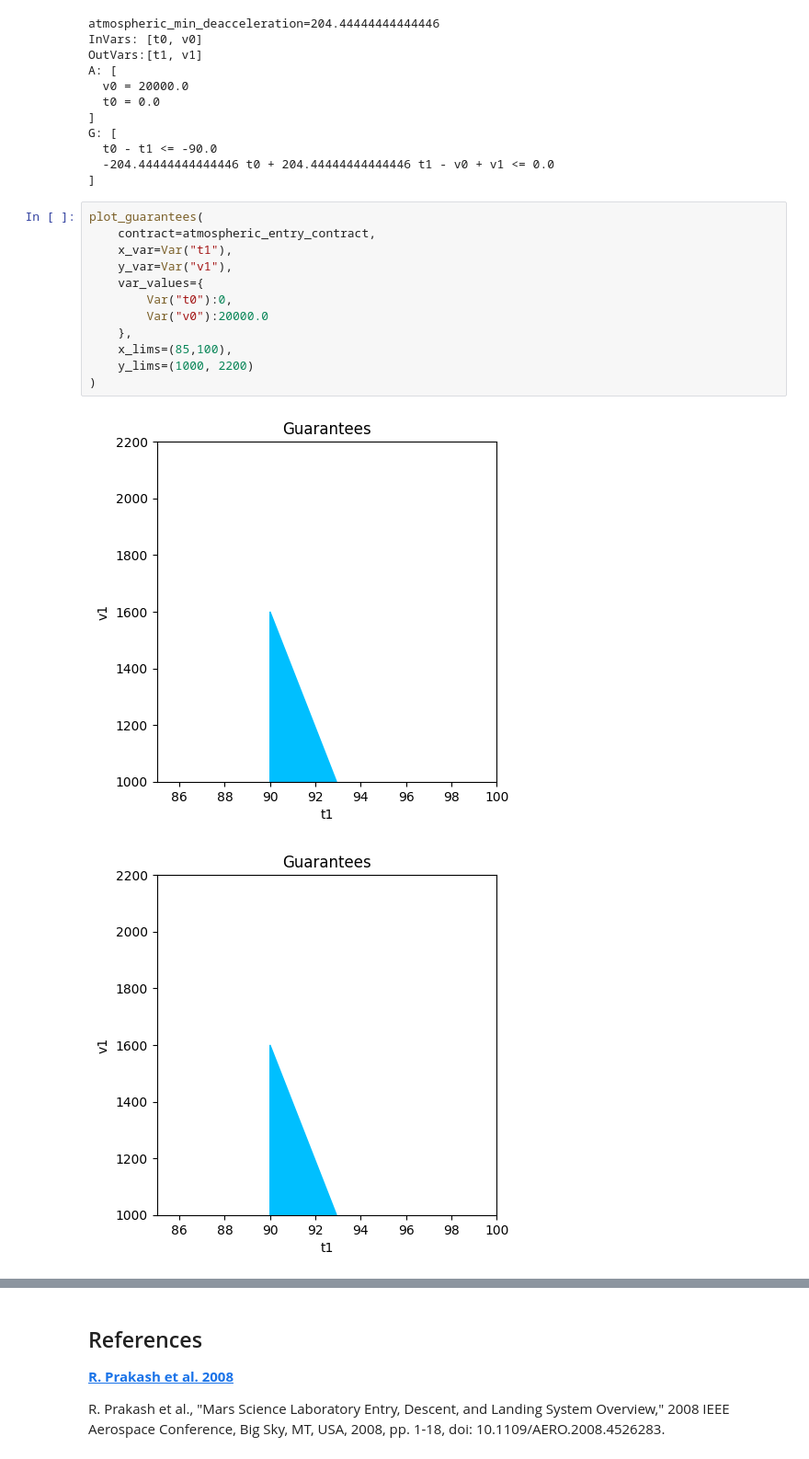
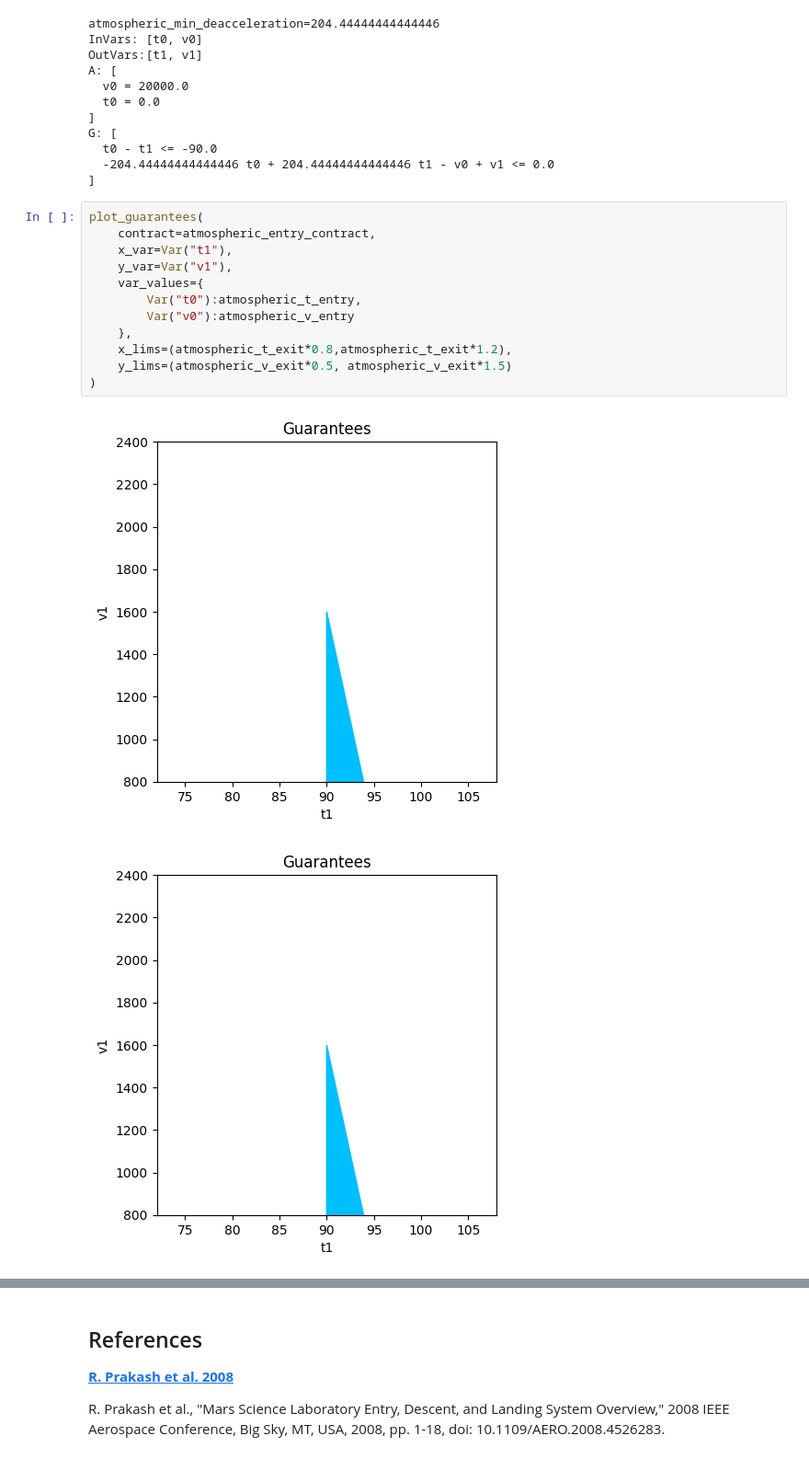
Before and after one commit to pacti-org/pacti, a Jupyter notebook: case_studies/mars_entry_descent_landing/mars_edl.ipynb, the cells around one changed output, grey strips where cells are left out. Shown at 92% size. Drawn from its saved outputs; the diff is of its cells as text.

```diff
--- a/case_studies/mars_entry_descent_landing/mars_edl.ipynb
+++ b/case_studies/mars_entry_descent_landing/mars_edl.ipynb
@@ -65,18 +65,18 @@ G: [
 # %%
 plot_guarantees(
     contract=atmospheric_entry_contract,
     x_var=Var("t1"),
     y_var=Var("v1"),
     var_values={
-        Var("t0"):0,
-        Var("v0"):20000.0
+        Var("t0"):atmospheric_t_entry,
+        Var("v0"):atmospheric_v_entry
     },
-    x_lims=(85,100),
-    y_lims=(1000, 2200)
+    x_lims=(atmospheric_t_exit*0.8,atmospheric_t_exit*1.2),
+    y_lims=(atmospheric_v_exit*0.5, atmospheric_v_exit*1.5)
 )
 # %% [output]
-[figure, old version]
+[figure, new version]
-[figure, old version]
+[figure, new version]
 # %%
 parachute_v_entry = 1600.0
 parachute_v_exit = 320.0
```
Also changed, not shown: parts of 3 cells of this notebook.
